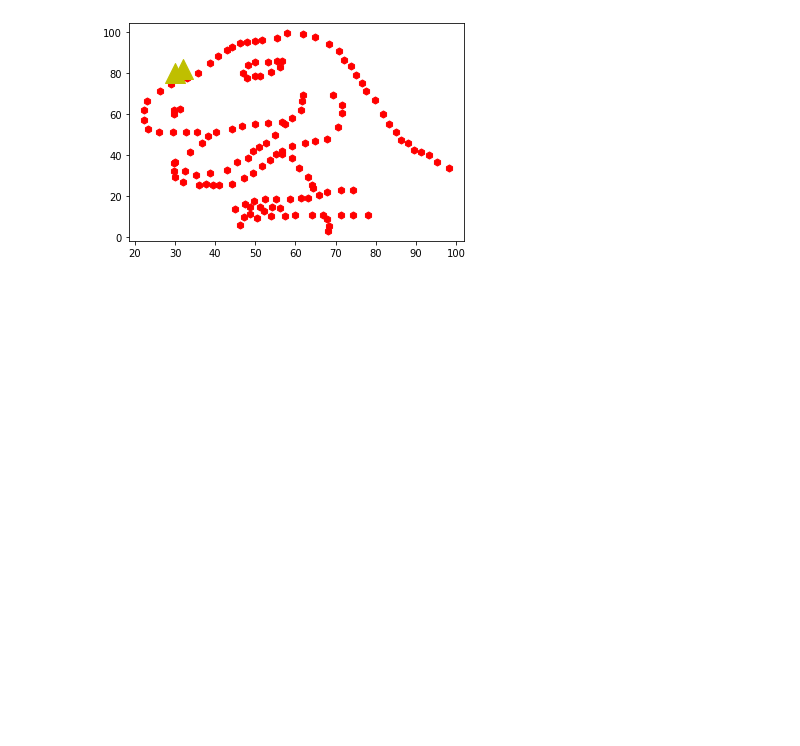
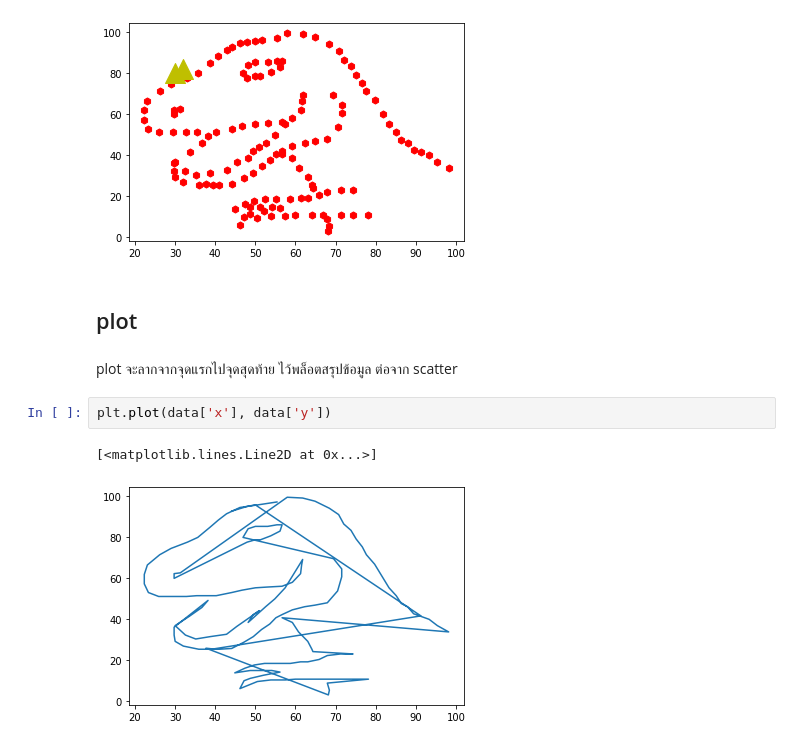
Before and after one commit to Vangolds/DPDM, a Jupyter notebook: Data102.ipynb, the cells around one changed output. Drawn from its saved outputs; the diff is of its cells as text; blank space fills up the shorter version.

```diff
--- a/Data102.ipynb
+++ b/Data102.ipynb
@@ -177,3 +183,12 @@ plt.scatter([30,32],[80,82],s=400, c='y',marker='^')
 # %% [output]
 <matplotlib.collections.PathCollection at 0x...>
 [figure]
+# %% [markdown]
+## plot
+# %% [markdown]
+plot จะลากจากจุดแรกไปจุดสุดท้าย ไว้พล็อตสรุปข้อมูล ต่อจาก scatter
+# %%
+plt.plot(data['x'], data['y'])
+# %% [output]
+[<matplotlib.lines.Line2D at 0x...>]
+[figure, added]
```
Also changed, not shown: parts of 24 cells of this notebook.
